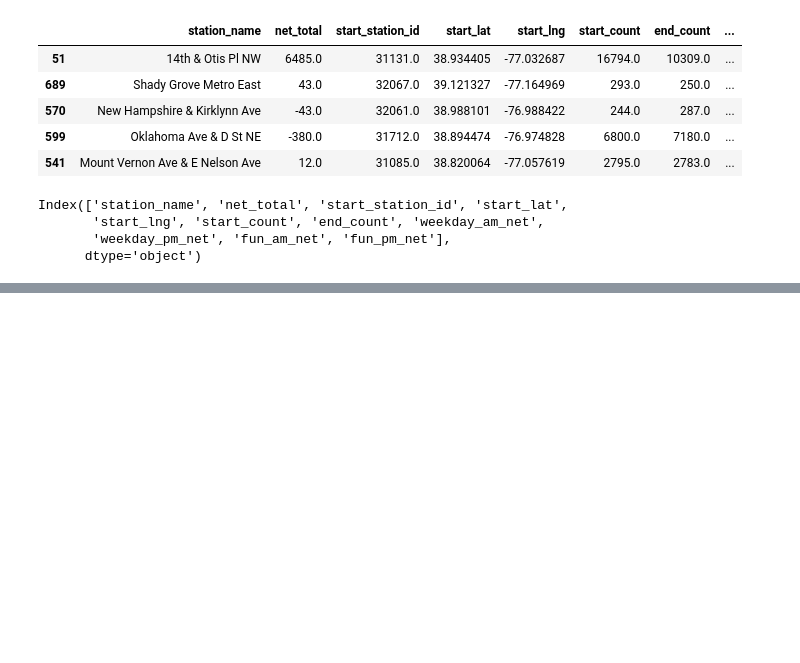
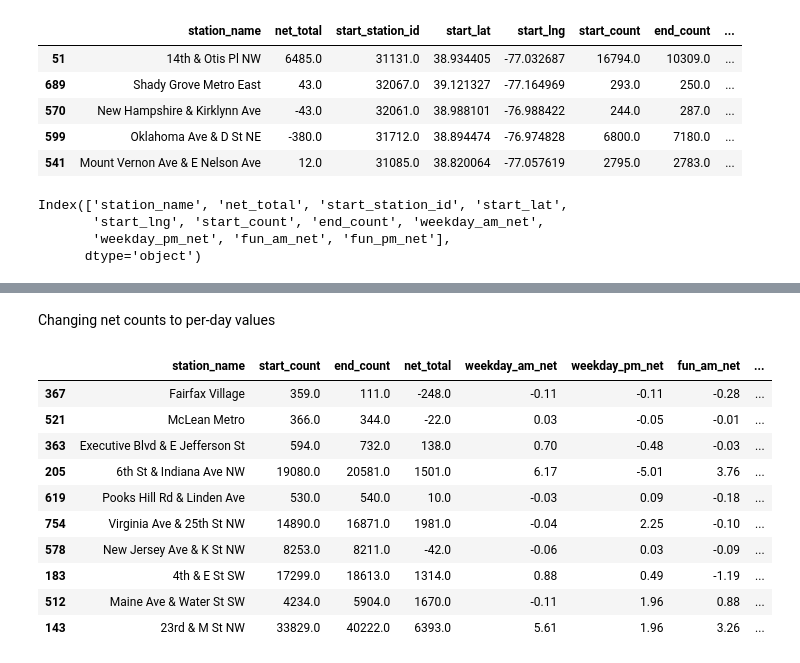
Before and after one commit to Paul-Sabin/Capital-Bikeshare, a Jupyter notebook: Trip Data EDA.ipynb, the cells around one changed output, grey strips where cells are left out. Cells and saved outputs as stored; diff of their text form; code cells hidden in the pictures; blank space fills up the shorter version.

```diff
--- a/Trip Data EDA.ipynb
+++ b/Trip Data EDA.ipynb
@@ -467,0 +504,35 @@ display(stations.sort_values('bike_add_ratio').tail(10))
+# %% [markdown]
+Changing net counts to per-day values
+# %%
+# Define the date range
+start_date = pd.to_datetime('2021-01-01')
+end_date = pd.to_datetime('2023-06-30')
+
+# Generate a range of dates
+daterange = pd.date_range(start_date, end_date)
+
+# Count weekdays and weekend days
+weekdays = ((daterange.dayofweek >= 0) & (daterange.dayofweek <= 4)).sum()
+weekends = ((daterange.dayofweek == 5) | (daterange.dayofweek == 6)).sum()
+# %%
+# Overwrite the 'net' columns with per-day values, rounded to 2 decimal places
+stations['weekday_am_net'] = (stations['weekday_am_net'] / weekdays).round(2)
+stations['weekday_pm_net'] = (stations['weekday_pm_net'] / weekdays).round(2)
+stations['fun_am_net'] = (stations['fun_am_net'] / weekends).round(2)
+stations['fun_pm_net'] = (stations['fun_pm_net'] / weekends).round(2)
+# %%
+stations.drop(['weekday_am_net_per_day', 'weekday_pm_net_per_day',	'fun_am_net_per_day',	'fun_pm_net_per_day'], axis=1, inplace=True)
+# %%
+display(stations.sample(10))
+# %% [output]
+|  | station_name | start_count | end_count | net_total | weekday_am_net | weekday_pm_net | fun_am_net | ... |
+| 367 | Fairfax Village | 359.0 | 111.0 | -248.0 | -0.11 | -0.11 | -0.28 | ... |
+| 521 | McLean Metro | 366.0 | 344.0 | -22.0 | 0.03 | -0.05 | -0.01 | ... |
+| 363 | Executive Blvd & E Jefferson St | 594.0 | 732.0 | 138.0 | 0.70 | -0.48 | -0.03 | ... |
+| 205 | 6th St & Indiana Ave NW | 19080.0 | 20581.0 | 1501.0 | 6.17 | -5.01 | 3.76 | ... |
+| 619 | Pooks Hill Rd & Linden Ave | 530.0 | 540.0 | 10.0 | -0.03 | 0.09 | -0.18 | ... |
+| 754 | Virginia Ave & 25th St NW | 14890.0 | 16871.0 | 1981.0 | -0.04 | 2.25 | -0.10 | ... |
+| 578 | New Jersey Ave & K St NW | 8253.0 | 8211.0 | -42.0 | -0.06 | 0.03 | -0.09 | ... |
+| 183 | 4th & E St SW | 17299.0 | 18613.0 | 1314.0 | 0.88 | 0.49 | -1.19 | ... |
+| 512 | Maine Ave & Water St SW | 4234.0 | 5904.0 | 1670.0 | -0.11 | 1.96 | 0.88 | ... |
+| 143 | 23rd & M St NW | 33829.0 | 40222.0 | 6393.0 | 5.61 | 1.96 | 3.26 | ... |
```
Also changed, not shown: parts of 8 cells of this notebook, 1 other file.
